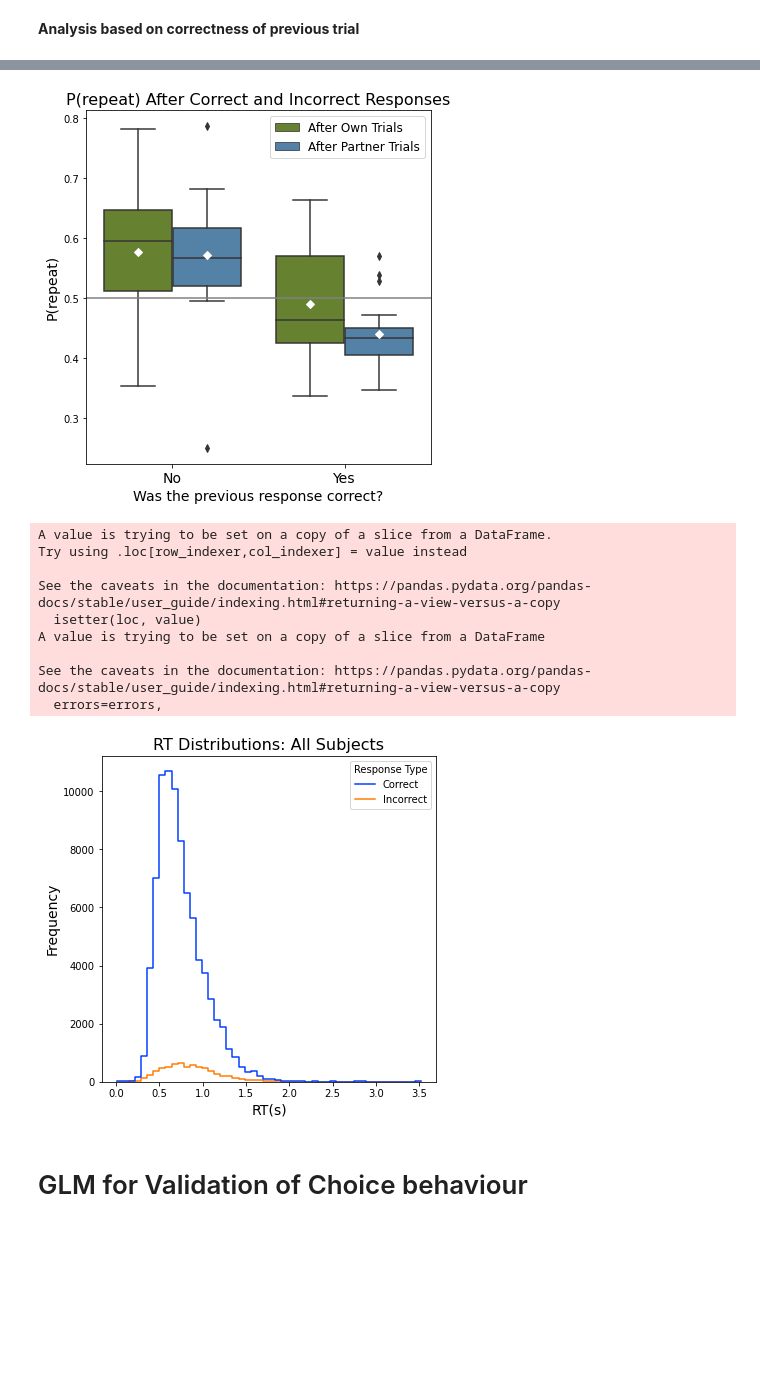
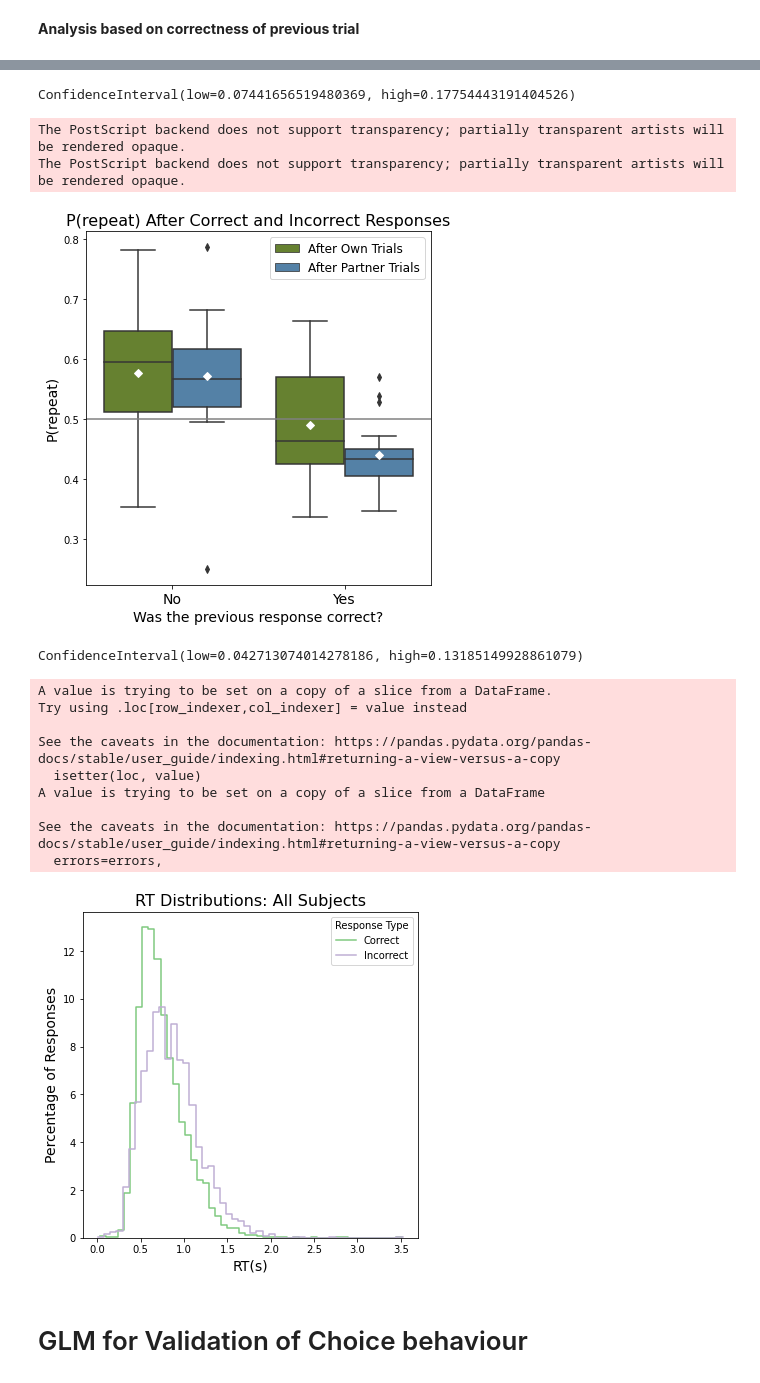
Before and after one commit to 104H/dyadicdecisionmaking, a Jupyter notebook: dataanalysis/analysis.ipynb, the cells around one changed output, grey strips where cells are left out. Drawn from its saved outputs; the diff is of its cells as text; code cells hidden in the pictures; blank space fills up the shorter version.

```diff
--- a/dataanalysis/analysis.ipynb
+++ b/dataanalysis/analysis.ipynb
@@ -639,3 +693,10 @@ ConfidenceInterval(low=-0.1515278518587675, high=-0.046476229048456635)
+# %%
+#difference in probability of repeat after correct and incorrect trails of partner
+df = individual_df['l1_pr_post_err_dyad'] - individual_df['l1_pr_post_corr_dyad']
+ci = scipy.stats.bootstrap((df.to_numpy(),), np.mean, confidence_level=0.95)
+print(ci.confidence_interval)
+# %% [output]
+ConfidenceInterval(low=0.07441656519480369, high=0.17754443191404526)
 # %%
 trials_df['prev_corr'] = 'Yes'
 trials_df.loc[(trials_df['l1_stim'] != trials_df['l1_resp']),'prev_corr'] = 'No'
@@ -660,7 +721,9 @@ ax.set_xlabel('Was the previous response correct?',fontsize=14)
 ax.tick_params(axis='x', which='major', labelsize=14)
 ax.legend(title="",fontsize=12)
 plt.tight_layout()
+plt.savefig(os.path.join(plotfolder,"pr_corr_incorrect.eps"),dpi=1200)
 plt.show()
-del tmpdf
 # %% [output]
+The PostScript backend does not support transparency; partially transparent artists will be rendered opaque.
+The PostScript backend does not support transparency; partially transparent artists will be rendered opaque.
 [figure]
@@ -667,28 +732,37 @@ del tmpdf
+# %%
+df = table.loc[(slice(None),'After Own Trials'),'No'] - table.loc[(slice(None),'After Own Trials'),'Yes']
+ci = scipy.stats.bootstrap((df.to_numpy(),), np.mean, confidence_level=0.95)
+print(ci.confidence_interval)
+# %% [output]
+ConfidenceInterval(low=0.042713074014278186, high=0.13185149928861079)
 # %%
 fig,ax = plt.subplots(figsize=(6,6))
 tmpdf = trials_df[['subj_idx','rt','correct']]
 #tmpdf.loc[tmpdf['correct']==0,'rt'] = tmpdf['rt'] * -1
 tmpdf.loc[tmpdf['correct']==1,'correct'] = 'Correct'
 tmpdf.loc[tmpdf['correct']==0,'correct'] = 'Incorrect'
 tmpdf.rename(columns={'correct':'Response Type'},inplace=True)
 
-sns.histplot(data=tmpdf,x='rt',hue='Response Type',stat='frequency',bins=50,ax=ax,element='step',fill=False,palette="bright")
+#sns.histplot(data=tmpdf,x='rt',hue='Response Type',stat='percent',bins=50,ax=ax,element='step',fill=False,palette="bright")
+sns.histplot(data=tmpdf[tmpdf['Response Type']=='Correct'],x='rt',stat='percent',bins=50,ax=ax,element='step',fill=False,label='Correct')
+sns.histplot(data=tmpdf[tmpdf['Response Type']=='Incorrect'],x='rt',stat='percent',bins=50,ax=ax,element='step',fill=False,label='Incorrect')
 ax.set_xlabel('RT(s)',fontsize=14)
-ax.set_ylabel('Frequency',fontsize=14)
+ax.set_ylabel('Percentage of Responses',fontsize=14)
 ax.set_title('RT Distributions: All Subjects',fontsize=16)
+ax.legend(title='Response Type')
 plt.show()
 del tmpdf
 # %% [output]
 A value is trying to be set on a copy of a slice from a DataFrame.
 Try using .loc[row_indexer,col_indexer] = value instead
 
 See the caveats in the documentation: https://pandas.pydata.org/pandas-docs/stable/user_guide/indexing.html#returning-a-view-versus-a-copy
   isetter(loc, value)
 A value is trying to be set on a copy of a slice from a DataFrame
 
 See the caveats in the documentation: https://pandas.pydata.org/pandas-docs/stable/user_guide/indexing.html#returning-a-view-versus-a-copy
   errors=errors,
-[figure, old version]
+[figure, new version]
 # %% [markdown]
 # GLM for Validation of Choice behaviour
 # %%
```
Also changed, not shown: parts of 64 cells of this notebook.
